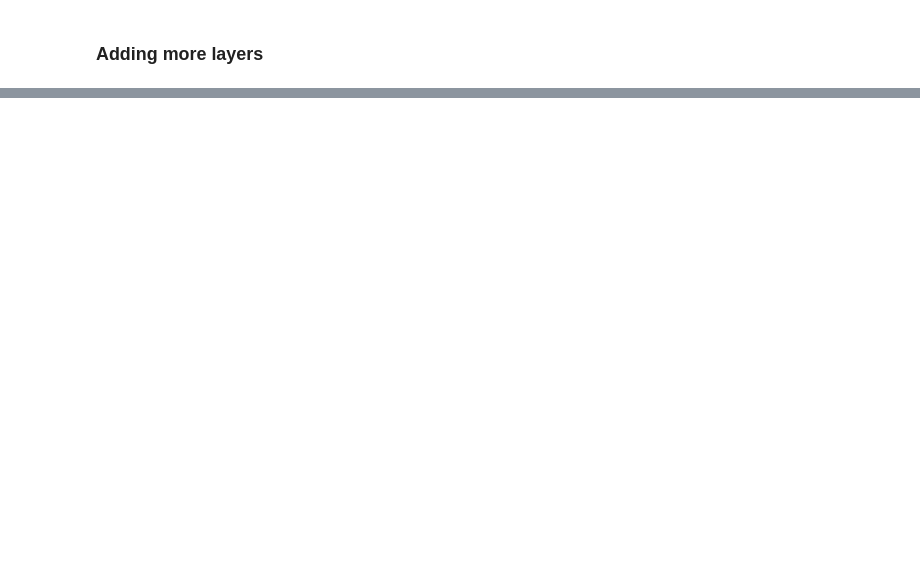
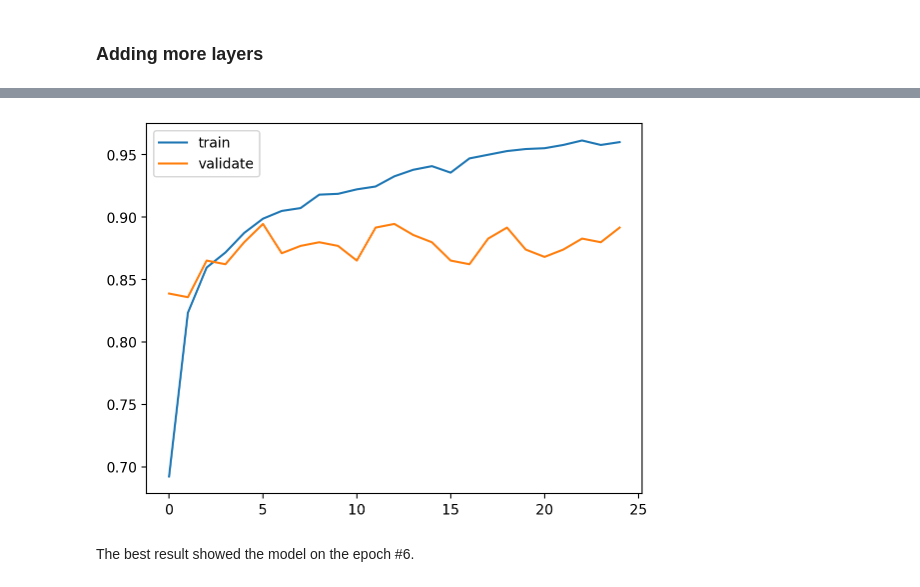
Before and after one commit to nadia-paz/ML-Zoomcamp, a Jupyter notebook: week8/03_checkpoints.ipynb, the cells around one changed output, grey strips where cells are left out. Saved outputs shown, nothing was run; the diff lists cells and outputs as text; code cells hidden in the pictures; blank space fills up the shorter version.

```diff
--- a/week8/03_checkpoints.ipynb
+++ b/week8/03_checkpoints.ipynb
@@ -177,0 +365,2 @@ plt.show()
+# %%
+drop = 0.2
@@ -177,0 +468,8 @@ plt.show()
+# %%
+# create a checkpoint
+checkpoint = keras.callbacks.ModelCheckpoint(
+    'xception_v4_1_{epoch:02d}_{val_accuracy:.3f}.h5',
+    save_best_only=True,
+    monitor='val_accuracy',
+    mode='max'
+)
@@ -177,0 +478,14 @@ plt.show()
+# %%
+learning_rate = 0.0005
+size = 100
+droprate = 0.2
+
+model = make_model(
+    input_size=input_size,
+    learning_rate=learning_rate,
+    size_inner=size,
+    droprate=droprate
+)
+
+history = model.fit(train_ds, epochs=25, validation_data=val_ds,
+                   callbacks=[checkpoint])
@@ -177,0 +517,9 @@ plt.show()
+# %%
+plt.plot(history.history['accuracy'], label="train")
+plt.plot(history.history['val_accuracy'], label="validate")
+plt.legend()
+plt.show()
+# %% [output]
+[figure, added]
+# %% [markdown]
+The best result showed the model on the epoch #6.
```
Also changed, not shown: parts of 25 cells of this notebook.
